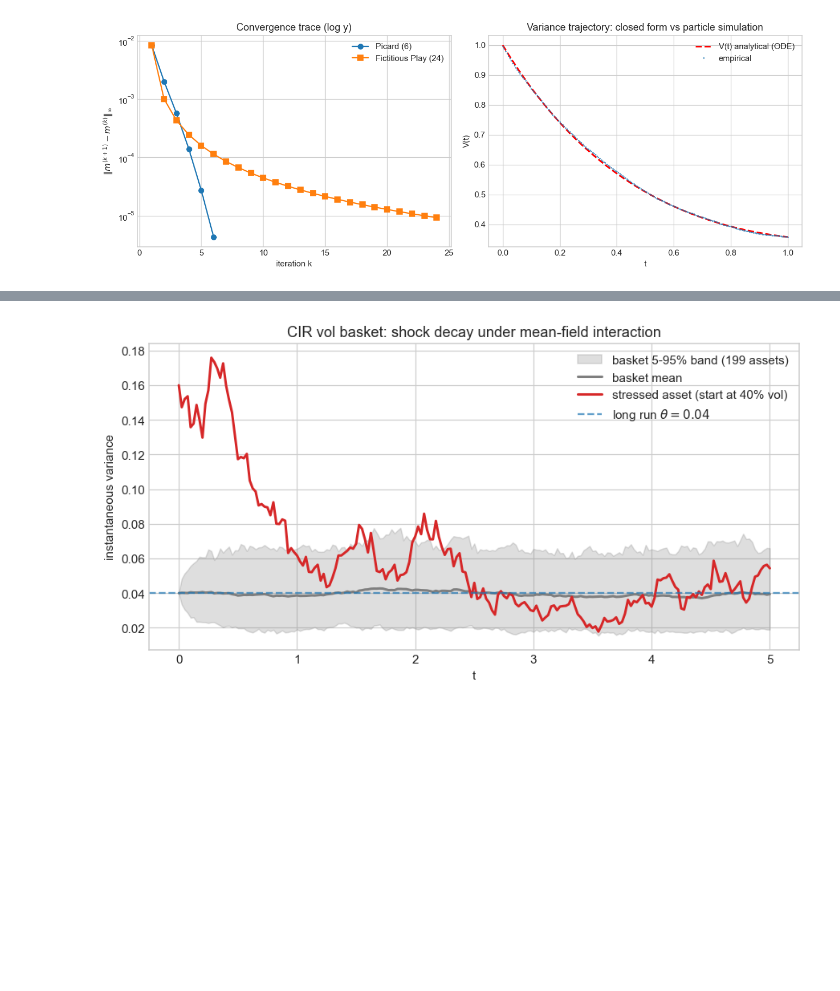
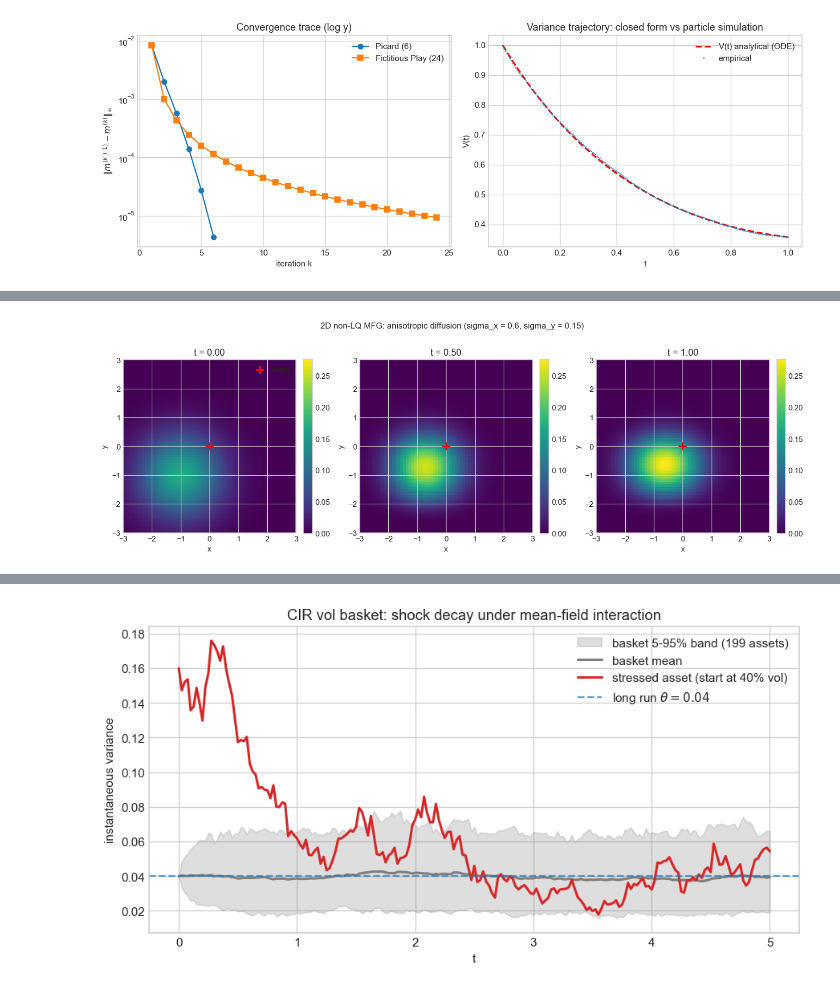
Before and after one commit to TriGo06/MVKit, a Jupyter notebook: notebooks/mvkit_tour.ipynb, the cells around one changed output, grey strips where cells are left out. Drawn from its saved outputs; the diff is of its cells as text; code cells hidden in the pictures; blank space fills up the shorter version.

```diff
--- a/notebooks/mvkit_tour.ipynb
+++ b/notebooks/mvkit_tour.ipynb
@@ -368,0 +747,81 @@ Left: Picard hits the tolerance in roughly ten iterations with clean geometric d
+# %%
+from mvkit.mfg import MFGProblem2D, solve_mfg_2d
+
+a2, b2 = -3.0, 3.0
+n_xy = 64
+n_t_2d = 80
+
+def initial_density_2d(X, Y):
+    return np.exp(-0.5 * ((X + 1.0) ** 2 + (Y + 1.0) ** 2)) / (2.0 * np.pi)
+
+def F_2d(t, X, Y, m):
+    return 0.5 * (X ** 2 + Y ** 2) + 0.3 * m
+
+def g_2d(X, Y, m):
+    return np.zeros_like(X)
+
+sigma_x_2d, sigma_y_2d = 0.6, 0.15
+problem_2d = MFGProblem2D(
+    sigma=(sigma_x_2d, sigma_y_2d),
+    T=1.0,
+    domain=((a2, b2), (a2, b2)),
+    n_x=(n_xy, n_xy),
+    initial_density=initial_density_2d,
+    running_cost=F_2d,
+    terminal_cost=g_2d,
+    boundary="neumann",
+)
+
+sol_2d = solve_mfg_2d(
+    problem_2d, n_t=n_t_2d, method="picard",
+    tol=1e-4, n_iterations_max=40,
+)
+print(f"converged: {sol_2d.converged}, n_iter: {sol_2d.n_iterations}")
+
+slice_indices_2d = [0, n_t_2d // 2, n_t_2d]
+fig, axes = plt.subplots(1, 3, figsize=(13, 4.4))
+vmax_plot = float(max(sol_2d.m[i].max() for i in slice_indices_2d))
+for k, idx in enumerate(slice_indices_2d):
+    ax = axes[k]
+    im = ax.imshow(
+        sol_2d.m[idx].T,
+        origin="lower",
+        extent=[a2, b2, a2, b2],
+        cmap="viridis",
+        vmin=0.0,
+        vmax=vmax_plot,
+    )
+    ax.scatter([0], [0], color="red", marker="+", s=120, lw=2.0,
+               label="target")
+    ax.set_title(f"t = {sol_2d.t_grid[idx]:.2f}")
+    ax.set_xlabel("x")
+    ax.set_ylabel("y")
+    plt.colorbar(im, ax=ax, fraction=0.046, pad=0.04)
+
+axes[0].legend(loc="upper right", fontsize=9)
+plt.suptitle(
+    f"2D non-LQ MFG: anisotropic diffusion "
+    f"(sigma_x = {sigma_x_2d}, sigma_y = {sigma_y_2d})",
+    fontsize=11,
+)
+plt.tight_layout()
+plt.show()
+
+
+def cov_2d(m_t):
+    X_g, Y_g = np.meshgrid(sol_2d.x_grid, sol_2d.y_grid, indexing="ij")
+    dx = (b2 - a2) / n_xy
+    mx = float(np.sum(X_g * m_t) * dx * dx)
+    my = float(np.sum(Y_g * m_t) * dx * dx)
+    Vxx = float(np.sum((X_g - mx) ** 2 * m_t) * dx * dx)
+    Vyy = float(np.sum((Y_g - my) ** 2 * m_t) * dx * dx)
+    return mx, my, Vxx, Vyy
+
+
+mx0, my0, Vxx0, Vyy0 = cov_2d(sol_2d.m[0])
+mxT, myT, VxxT, VyyT = cov_2d(sol_2d.m[-1])
+print(f"t = 0: mean = ({mx0:.3f}, {my0:.3f}), "
+      f"Var = ({Vxx0:.3f}, {Vyy0:.3f})")
+print(f"t = T: mean = ({mxT:.3f}, {myT:.3f}), "
+      f"Var = ({VxxT:.3f}, {VyyT:.3f})")
+# %% [output]
@@ -368,0 +829 @@ Left: Picard hits the tolerance in roughly ten iterations with clean geometric d
+[figure, added]
```
Also changed, not shown: parts of 33 cells of this notebook, 1 other file.
